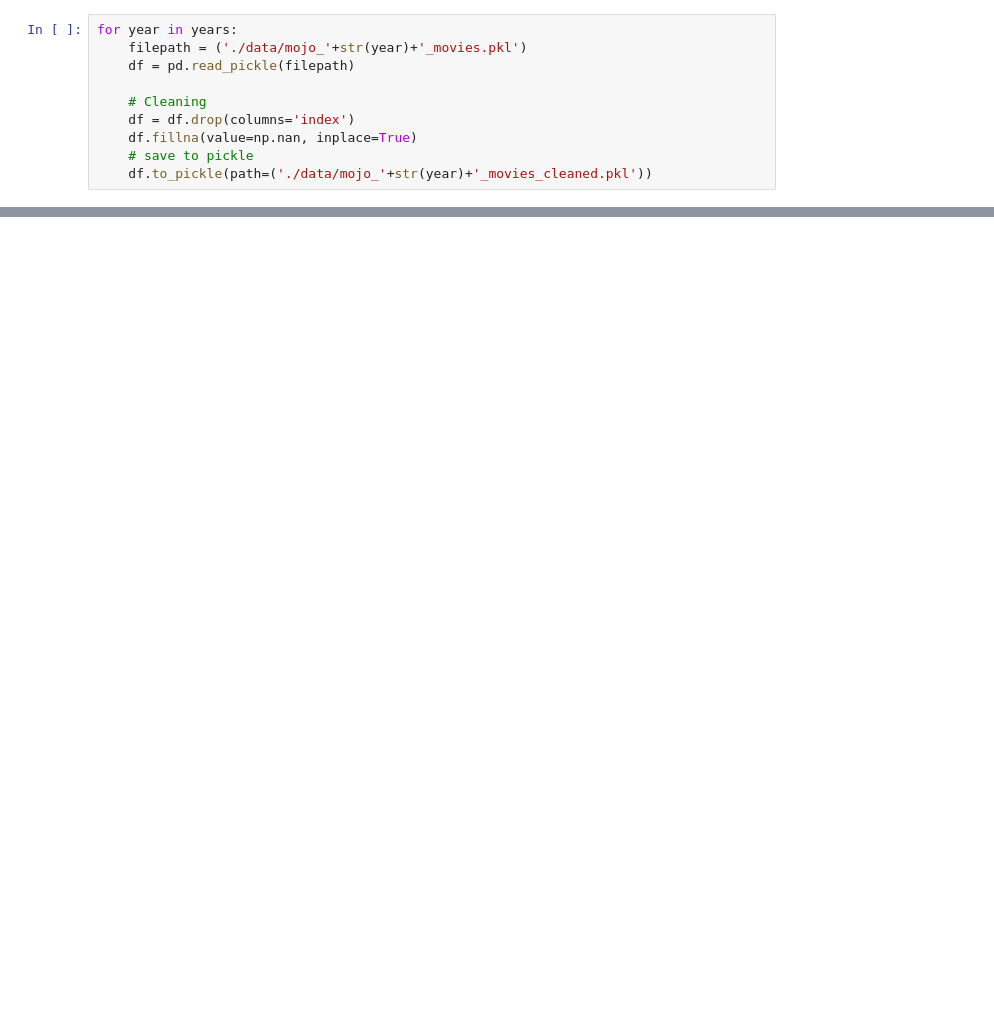
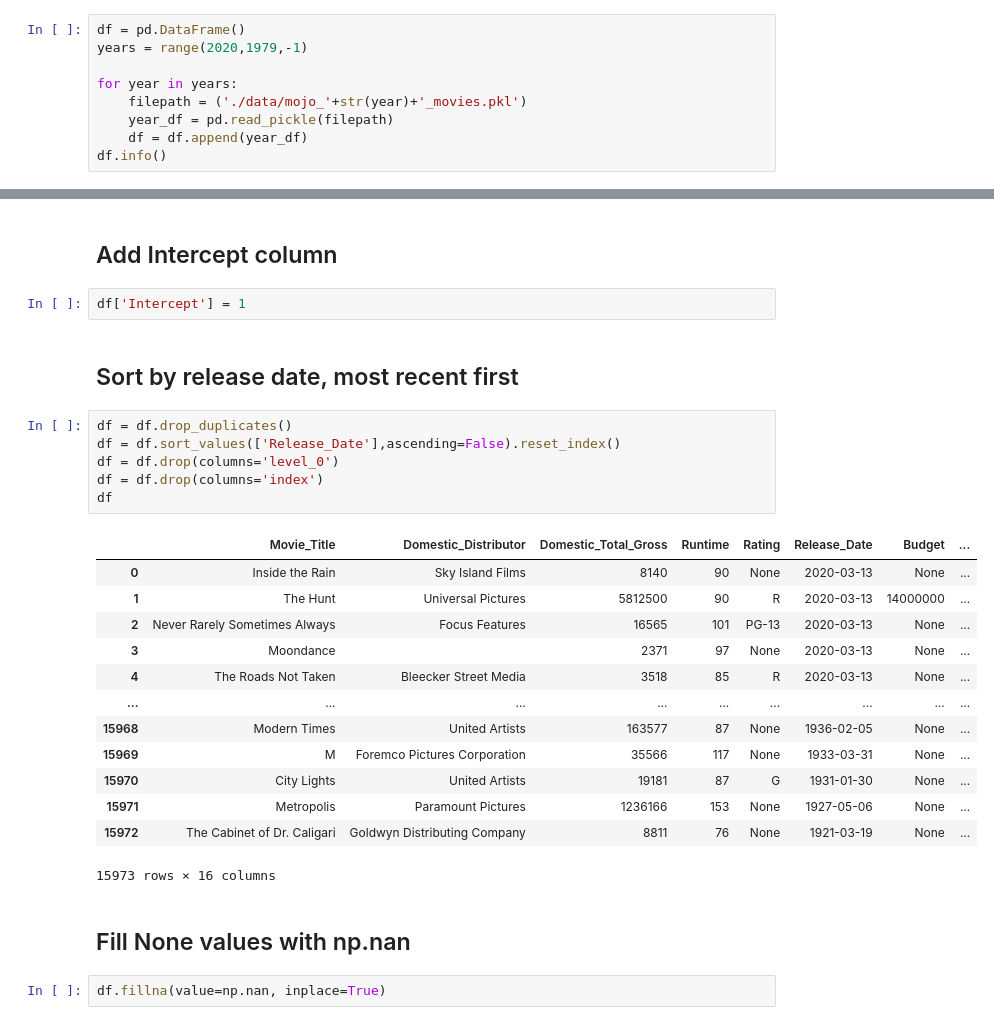
Before and after one commit to jonjonchu/metisproject2, a Jupyter notebook: boxOfficeMojoDataCleaner.ipynb, the cells around one changed output, grey strips where cells are left out. Drawn from its saved outputs; the diff is of its cells as text; blank space fills up the shorter version.

Commit message:
cleaner, modeller, EDA updated + data

```diff
--- a/boxOfficeMojoDataCleaner.ipynb
+++ b/boxOfficeMojoDataCleaner.ipynb
@@ -20,10 +32,9 @@ years = [2020]
 # %%
+df = pd.DataFrame()
+years = range(2020,1979,-1)
+
 for year in years:
     filepath = ('./data/mojo_'+str(year)+'_movies.pkl')
-    df = pd.read_pickle(filepath)
-
-    # Cleaning
-    df = df.drop(columns='index')
-    df.fillna(value=np.nan, inplace=True)
-    # save to pickle
-    df.to_pickle(path=('./data/mojo_'+str(year)+'_movies_cleaned.pkl'))
+    year_df = pd.read_pickle(filepath)
+    df = df.append(year_df)
+df.info()
@@ -29,0 +59,30 @@ for year in years:
+# %% [markdown]
+## Add Intercept column
+# %%
+df['Intercept'] = 1
+# %% [markdown]
+## Sort by release date, most recent first
+# %%
+df = df.drop_duplicates()
+df = df.sort_values(['Release_Date'],ascending=False).reset_index()
+df = df.drop(columns='level_0')
+df = df.drop(columns='index')
+df
+# %% [output]
+|  | Movie_Title | Domestic_Distributor | Domestic_Total_Gross | Runtime | Rating | Release_Date | Budget | ... |
+| 0 | Inside the Rain | Sky Island Films | 8140 | 90 | None | 2020-03-13 | None | ... |
+| 1 | The Hunt | Universal Pictures | 5812500 | 90 | R | 2020-03-13 | 14000000 | ... |
+| 2 | Never Rarely Sometimes Always | Focus Features | 16565 | 101 | PG-13 | 2020-03-13 | None | ... |
+| 3 | Moondance |  | 2371 | 97 | None | 2020-03-13 | None | ... |
+| 4 | The Roads Not Taken | Bleecker Street Media | 3518 | 85 | R | 2020-03-13 | None | ... |
+| ... | ... | ... | ... | ... | ... | ... | ... | ... |
+| 15968 | Modern Times | United Artists | 163577 | 87 | None | 1936-02-05 | None | ... |
+| 15969 | M | Foremco Pictures Corporation | 35566 | 117 | None | 1933-03-31 | None | ... |
+| 15970 | City Lights | United Artists | 19181 | 87 | G | 1931-01-30 | None | ... |
+| 15971 | Metropolis | Paramount Pictures | 1236166 | 153 | None | 1927-05-06 | None | ... |
+| 15972 | The Cabinet of Dr. Caligari | Goldwyn Distributing Company | 8811 | 76 | None | 1921-03-19 | None | ... |
+15973 rows × 16 columns
+# %% [markdown]
+## Fill None values with np.nan
+# %%
+df.fillna(value=np.nan, inplace=True)
```
Also changed, not shown: parts of 37 cells of this notebook, 42 other files.
